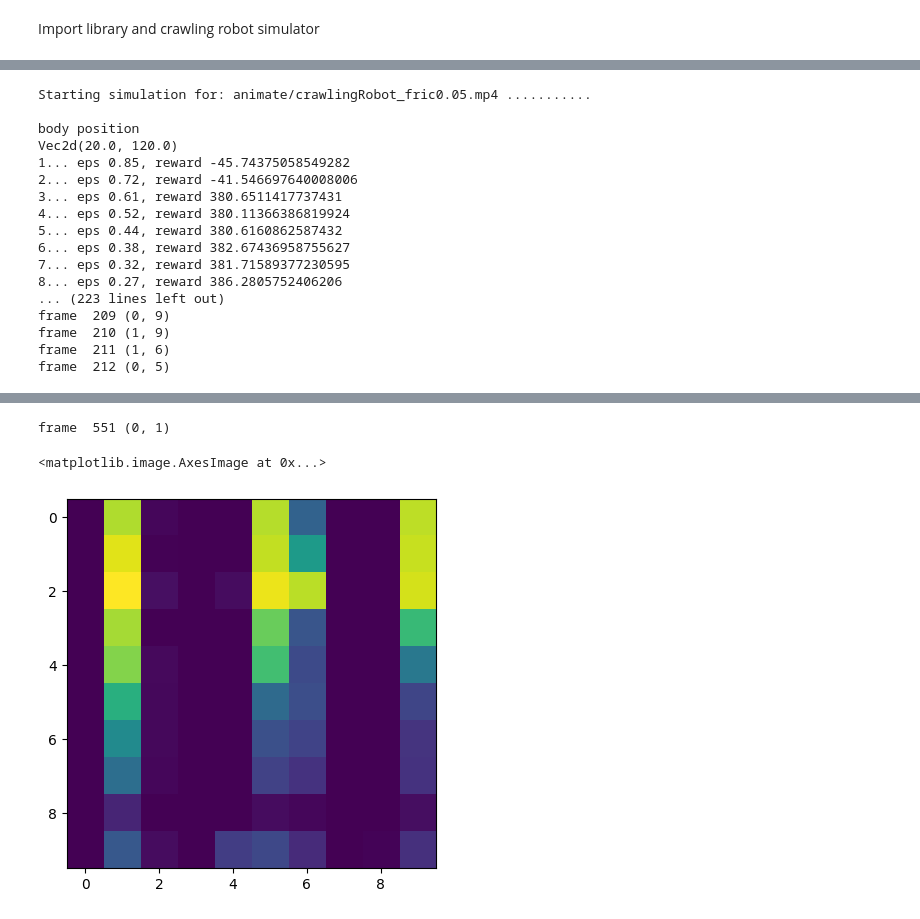
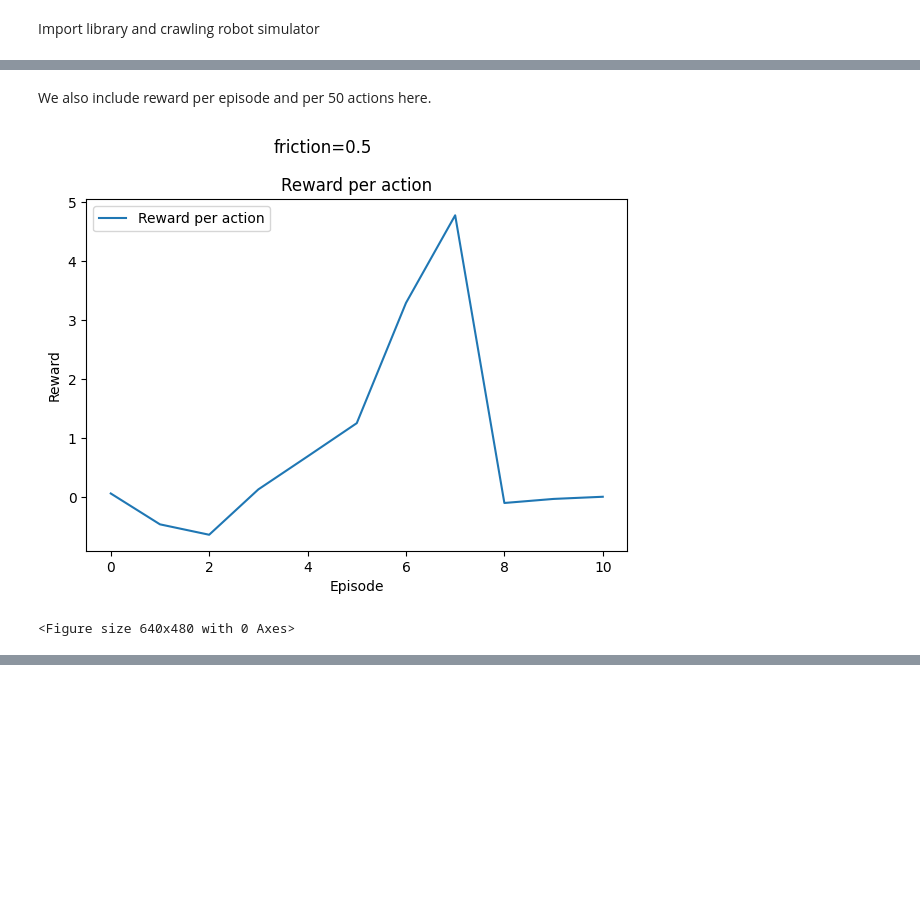
Before and after one commit to PongsiriH/IntroductionToArtificialIntelligence_iStem, a Jupyter notebook: Q-learning/Q-learning-crawlingRobot.ipynb, the cells around one changed output, grey strips where cells are left out. Cells and saved outputs as stored; diff of their text form; code cells hidden in the pictures; blank space fills up the shorter version.

```diff
--- a/Q-learning/Q-learning-crawlingRobot.ipynb
+++ b/Q-learning/Q-learning-crawlingRobot.ipynb
@@ -105,9 +129,10 @@ class QAgent:
         self.epsilon_decay = epsilon_decay
         self.possible_actions = env.possible_actions
         self.state_bins = env.state_bins
-        self.Qtable = np.zeros(env.num_states + (env.num_actions, )) # initialze Qtable as all zeros.
+        self.Qtable = np.zeros(env.num_states + (env.num_actions, )) # initialze Q-table as all zeros.
 
     def select_action(self, state, greedy=False):
+        """Epsilon greedy policy."""
         eps = self.epsilon
         if greedy: eps = 0
         if np.random.rand() < eps: # take random action
@@ -118,6 +143,7 @@ class QAgent:
         return action
 
     def update_q_value(self, state, action, reward, next_state):
+        """The Q-value update equation."""
         state_index = self.discretize_state(state)
         next_state_index = self.discretize_state(next_state)
         action_index = self.possible_actions.index(action)
@@ -126,7 +152,7 @@ class QAgent:
         self.Qtable[state_index][action_index] = current_q + self.learning_rate * (reward + self.discount_factor * future_reward - current_q)
 
     def discretize_state(self, state, hysteresis_margin=0.05):
-        """Discretize state with a hysteresis margin to stabilize transitions."""
+        """Discretize state."""
         arm_value = state[0]
         hand_value = state[1]
         arm_idx = np.digitize(arm_value, [x - hysteresis_margin for x in self.state_bins[0]]) - 1
@@ -202,13 +262,37 @@ def record(agent, fric, max_steps=1000):
     env = CrawlingRobotEnvironment(sim, goal_x=400, state_bins=agent.state_bins)
     state = env.reset()
     done = False
+
+    # Initialize plotting
+    plt.ion()
+    fig, ax = plt.subplots(1, 1)
+    ax.set_xlabel('Episode')
+    ax.set_ylabel('Reward')
+    ax.set_title('Reward per action')
+    line, = ax.plot([], [], label='Reward per action')
+    ax.legend()
+    plt.suptitle(f'friction={fric}')
+
+    rewards = []
+
     while not done:
         if len(frames) > max_steps:
             break
         action = agent.select_action(state, greedy=True)
         new_state, reward, done = env.step(action, render=True)
         state = new_state
-        print('frame ', len(frames), agent.discretize_state(state))
+
+        # Update the reward plot.
+        rewards.append(reward)
+        line.set_xdata(np.arange(len(rewards)))
+        line.set_ydata(rewards)
+        line.set_ydata(rewards)
+        ax.relim()
+        ax.autoscale_view()
+        clear_output(wait=True)
+        display(fig)
+        plt.tight_layout()
+        plt.pause(0.01)
 
         # Capture the current frame
         frame_shape = (env.sim.display_size[1], env.sim.display_size[0], 3)
@@ -226,33 +310,19 @@ learning_rate = 0.1
 discount_factor = 0.99
 epsilon = 1
 min_epsilon = 0.1
-epsilon_decay = 0.85
+epsilon_decay = 0.9
+robot_frictions = [0.05, 0.5] # two level of frictions.
+# %% [markdown]
+We also include reward per episode and per 50 actions here.
 # %%
-robot_frictions = [0.05, 0.5]
-for fric in robot_frictions:
-    file_name = f'animate/crawlingRobot_fric{fric}.mp4'
-    print(f'\nStarting simulation for: {file_name} ...........\n')
+for fric in robot_frictions: # Train and animate the crawling robot with different level of frictions.
+    file_name = f'animate/crawlingRobot_fric{fric}.mp4' # save the animation of the final robot to this file.
     agent = train(fric, num_episodes, learning_rate, discount_factor, epsilon, min_epsilon, epsilon_decay)
     try:
-        frames = record(agent, fric)
+        frames = record(agent, fric, max_steps=1000) # set max_step in case robot do not converge.
     finally:
-        imageio.mimwrite(file_name, frames, fps=16)
+        create_video_from_frames(frames, file_name, fps=16)
         pygame.quit()
 # %% [output]
+[figure, added]
-Starting simulation for: animate/crawlingRobot_fric0.05.mp4 ...........
-
-body position
-Vec2d(20.0, 120.0)
-1... eps 0.85, reward -45.74375058549282
-2... eps 0.72, reward -41.546697640008006
-3... eps 0.61, reward 380.6511417737431
-4... eps 0.52, reward 380.11366386819924
-5... eps 0.44, reward 380.6160862587432
-6... eps 0.38, reward 382.67436958755627
-7... eps 0.32, reward 381.71589377230595
-8... eps 0.27, reward 386.2805752406206
-... (223 lines left out)
-frame  209 (0, 9)
-frame  210 (1, 9)
-frame  211 (1, 6)
-frame  212 (0, 5)
+<Figure size 640x480 with 0 Axes>
@@ -278,6 +328,0 @@ IMAGEIO FFMPEG_WRITER WARNING: input image is not divisible by macro_block_size=
-frame  551 (0, 1)
-# %%
-plt.imshow(agent.Qtable.max(axis=2), )
-# %% [output]
-<matplotlib.image.AxesImage at 0x...>
-[figure, removed]
```
Also changed, not shown: parts of 10 cells of this notebook.
